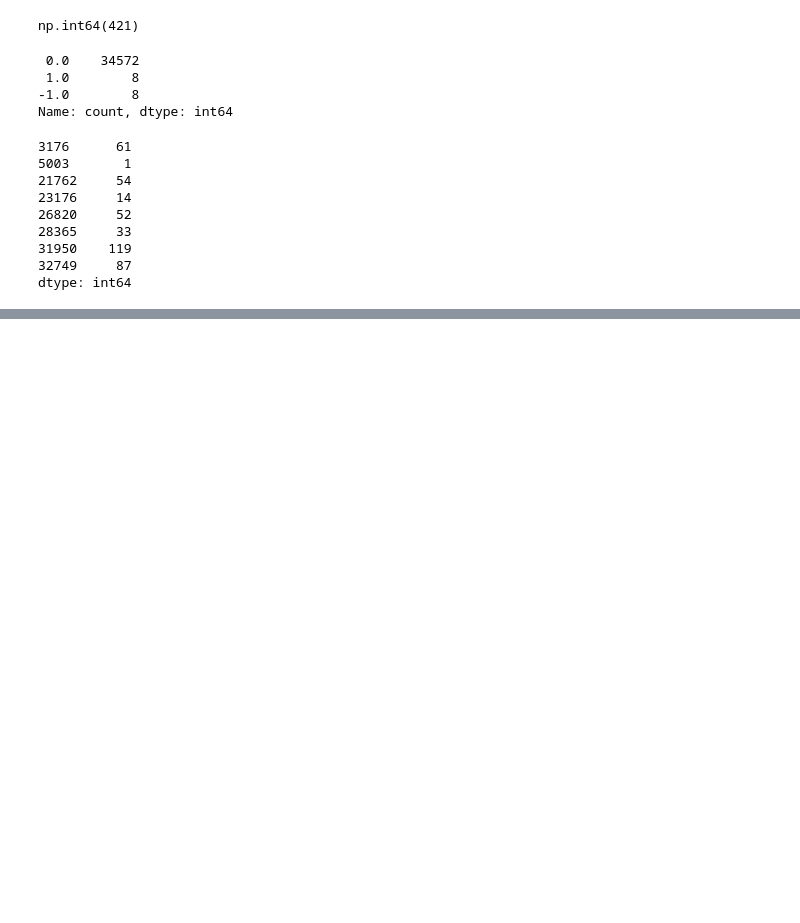
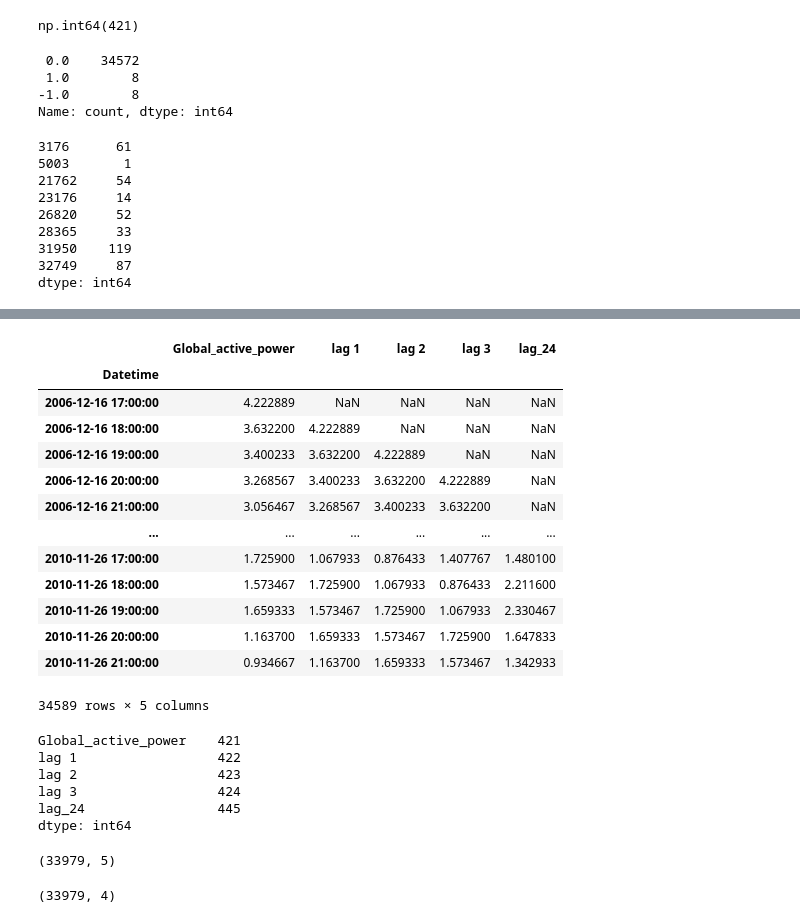
Before and after one commit to Shinoji24/explainable-household-electricity-forecasting, a Jupyter notebook: household_electricity_forecasting.ipynb, the cells around one changed output, grey strips where cells are left out. Drawn from its saved outputs; the diff is of its cells as text; code cells hidden in the pictures; blank space fills up the shorter version.

Commit message:
Complete baseline forecasting and model preparation

```diff
--- a/data_exploration_and_outlier_analysis.ipynb
+++ b/household_electricity_forecasting.ipynb
@@ -1029,0 +1036,3 @@ dtype: int64
+# %%
+forecast_df = hourly_df[[target]].copy()
+forecast_df
@@ -1029,0 +1067,4 @@ dtype: int64
+# %%
+# 1 hr lag
+forecast_df['lag 1'] = forecast_df[target].shift(1)
+forecast_df.head()
@@ -1029,0 +1079,4 @@ dtype: int64
+# %%
+# 2 hrs lag
+forecast_df['lag 2'] = forecast_df[target].shift(2)
+forecast_df.head()
@@ -1029,0 +1091,4 @@ dtype: int64
+# %%
+# 3 hrs lag
+forecast_df['lag 3'] = forecast_df[target].shift(3)
+forecast_df.head()
@@ -1029,0 +1103,29 @@ dtype: int64
+# %%
+# 24 hr lag
+forecast_df['lag_24'] = forecast_df[target].shift(24)
+forecast_df
+# %% [output]
+|  | Global_active_power | lag 1 | lag 2 | lag 3 | lag_24 |
+| Datetime |  |  |  |  |  |
+| 2006-12-16 17:00:00 | 4.222889 | NaN | NaN | NaN | NaN |
+| 2006-12-16 18:00:00 | 3.632200 | 4.222889 | NaN | NaN | NaN |
+| 2006-12-16 19:00:00 | 3.400233 | 3.632200 | 4.222889 | NaN | NaN |
+| 2006-12-16 20:00:00 | 3.268567 | 3.400233 | 3.632200 | 4.222889 | NaN |
+| 2006-12-16 21:00:00 | 3.056467 | 3.268567 | 3.400233 | 3.632200 | NaN |
+| ... | ... | ... | ... | ... | ... |
+| 2010-11-26 17:00:00 | 1.725900 | 1.067933 | 0.876433 | 1.407767 | 1.480100 |
+| 2010-11-26 18:00:00 | 1.573467 | 1.725900 | 1.067933 | 0.876433 | 2.211600 |
+| 2010-11-26 19:00:00 | 1.659333 | 1.573467 | 1.725900 | 1.067933 | 2.330467 |
+| 2010-11-26 20:00:00 | 1.163700 | 1.659333 | 1.573467 | 1.725900 | 1.647833 |
+| 2010-11-26 21:00:00 | 0.934667 | 1.163700 | 1.659333 | 1.573467 | 1.342933 |
+34589 rows × 5 columns
+# %%
+# missing values after lag
+forecast_df.isna().sum()
+# %% [output]
+Global_active_power    421
+lag 1                  422
+lag 2                  423
+lag 3                  424
+lag_24                 445
+dtype: int64
@@ -1029,0 +1134,4 @@ dtype: int64
+# %%
+forecast.shape
+# %% [output]
+(33979, 5)
@@ -1029,0 +1141,4 @@ dtype: int64
+# %%
+x.shape
+# %% [output]
+(33979, 4)
```
Also changed, not shown: parts of 18 cells of this notebook.
